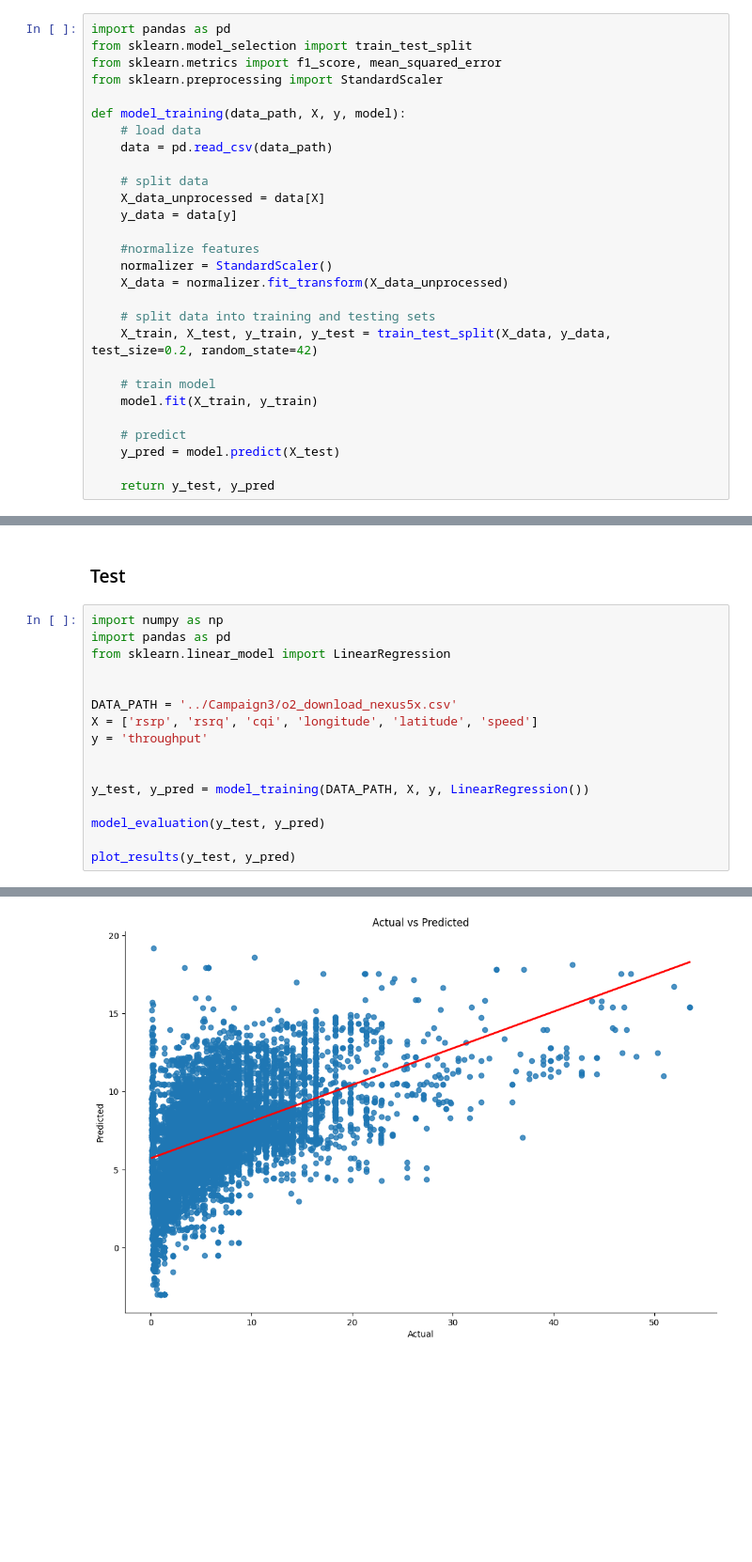
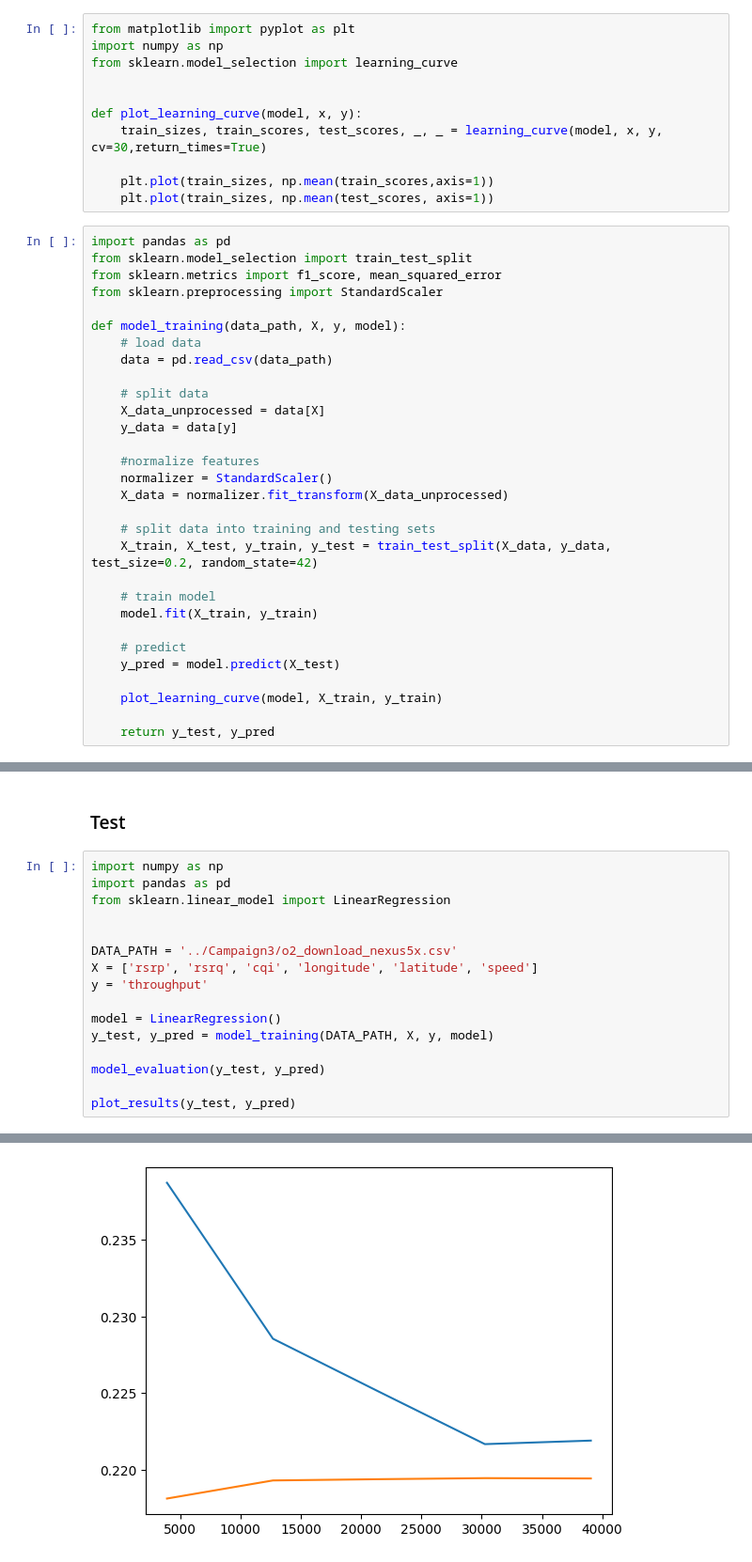
Before and after one commit to Domciotomcio/Eksploracja-danych, a Jupyter notebook: project/functions.ipynb, the cells around one changed output, grey strips where cells are left out. Shown at 94% size. Cells and saved outputs as stored; diff of their text form; blank space fills up the shorter version.

Commit message:
learning curve

```diff
--- a/project/functions.ipynb
+++ b/project/functions.ipynb
@@ -1,5 +1,16 @@
 # %% [markdown]
 ### Trenowanie modelu
+# %%
+from matplotlib import pyplot as plt
+import numpy as np
+from sklearn.model_selection import learning_curve
+
+
+def plot_learning_curve(model, x, y):
+    train_sizes, train_scores, test_scores, _, _ = learning_curve(model, x, y, cv=30,return_times=True)
+
+    plt.plot(train_sizes, np.mean(train_scores,axis=1))
+    plt.plot(train_sizes, np.mean(test_scores, axis=1))
 # %%
 import pandas as pd
 from sklearn.model_selection import train_test_split
@@ -27,6 +38,8 @@ def model_training(data_path, X, y, model):
     # predict
     y_pred = model.predict(X_test)
 
+    plot_learning_curve(model, X_train, y_train)
+
     return y_test, y_pred
 # %% [markdown]
 ### Ocena modelu
@@ -68,8 +81,8 @@ DATA_PATH = '../Campaign3/o2_download_nexus5x.csv'
 X = ['rsrp', 'rsrq', 'cqi', 'longitude', 'latitude', 'speed']
 y = 'throughput'
 
-
-y_test, y_pred = model_training(DATA_PATH, X, y, LinearRegression())
+model = LinearRegression()
+y_test, y_pred = model_training(DATA_PATH, X, y, model)
 
 model_evaluation(y_test, y_pred)
 
@@ -80 +93 @@ Mean Squared Error: 24.162210052425408
-[figure, old version]
+[figure, new version]
```
Also changed, not shown: parts of 1 cell of this notebook.
